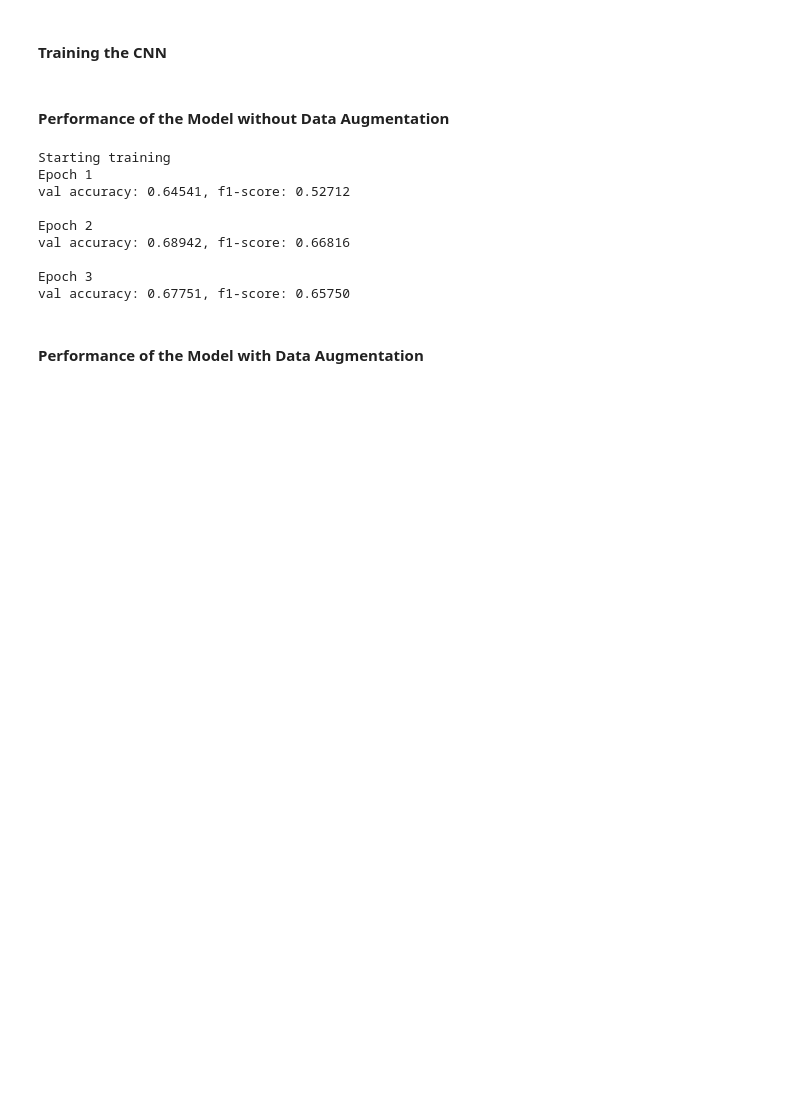
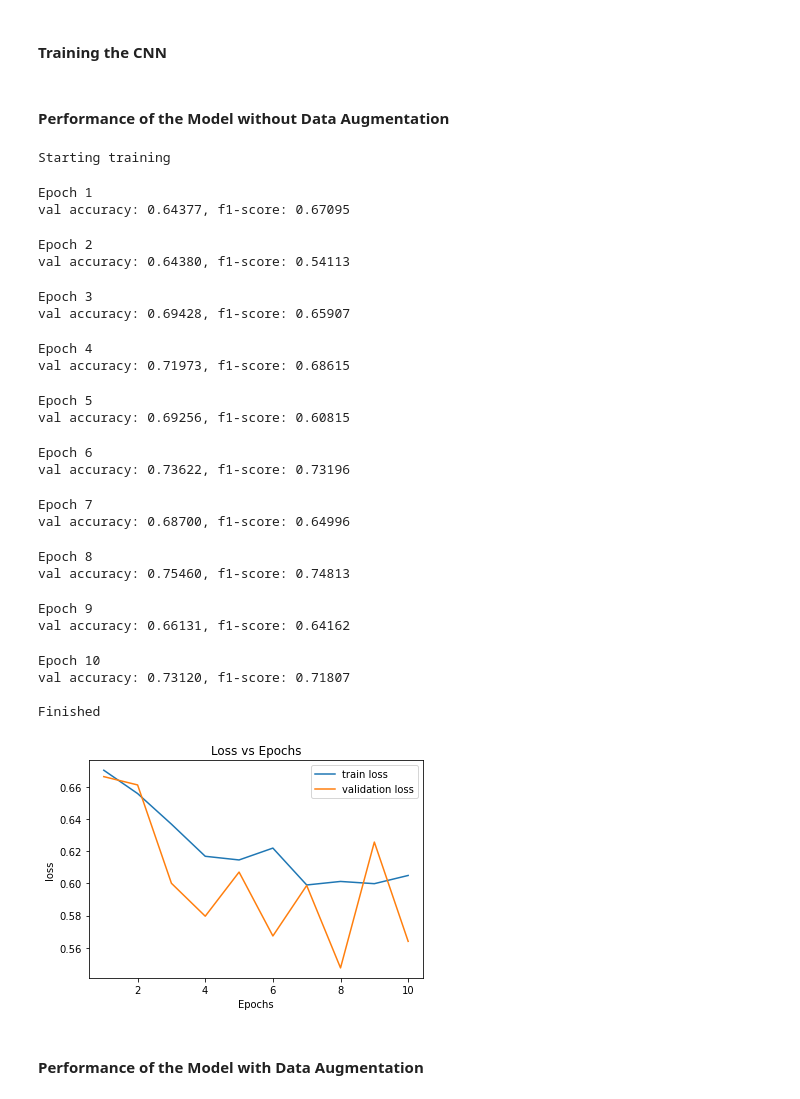
Before and after one commit to felixkln/ML-Road-Segmentation-Project, a Jupyter notebook: Galann/cnn_clean_good_acc.ipynb, the cells around one changed output. Saved outputs shown, nothing was run; the diff lists cells and outputs as text; code cells hidden in the pictures; blank space fills up the shorter version.

```diff
--- a/Galann/cnn_clean_good_acc.ipynb
+++ b/Galann/cnn_clean_good_acc.ipynb
@@ -262,7 +301,7 @@ def train(model, criterion, dataset_train, dataset_valid, optimizer, num_epochs)
         # Train an epoch
         model.train()
         running_loss = 0.
-        for batch_x, batch_y in dataset_train:
+        for batch_x, batch_y in tqdm(dataset_train):
             batch_x, batch_y = batch_x.to(device), batch_y.to(device)
 
             # Evaluate the network (forward pass)
@@ -322,20 +377,34 @@ def plot_performance (loss_train, loss_valid):
 # %%
 # Training the CNN
 model_lenet = LeNetModel().to(device)
-criterion = torch.nn.CrossEntropyLoss()
 optimizer = torch.optim.Adam(model_lenet.parameters(), lr=learning_rate)
-loss_train, loss_valid = train(model_lenet, criterion, dataset_train, dataset_train, optimizer, num_epochs)
+loss_train, loss_valid = train(model_lenet, criterion, dataset_train, dataset_valid, optimizer, num_epochs)
 plot_performance(loss_train, loss_valid)
 # %% [output]
 Starting training
-Epoch 1
-val accuracy: 0.64541, f1-score: 0.52712
-
-Epoch 2
-val accuracy: 0.68942, f1-score: 0.66816
-
-Epoch 3
-val accuracy: 0.67751, f1-score: 0.65750
+Epoch 1
+val accuracy: 0.64377, f1-score: 0.67095
+Epoch 2
+val accuracy: 0.64380, f1-score: 0.54113
+Epoch 3
+val accuracy: 0.69428, f1-score: 0.65907
+Epoch 4
+val accuracy: 0.71973, f1-score: 0.68615
+Epoch 5
+val accuracy: 0.69256, f1-score: 0.60815
+Epoch 6
+val accuracy: 0.73622, f1-score: 0.73196
+Epoch 7
+val accuracy: 0.68700, f1-score: 0.64996
+Epoch 8
+val accuracy: 0.75460, f1-score: 0.74813
+Epoch 9
+val accuracy: 0.66131, f1-score: 0.64162
+Epoch 10
+val accuracy: 0.73120, f1-score: 0.71807
+
+Finished
+[figure, added]
 # %% [markdown]
 #### Performance of the Model with Data Augmentation
 # %%
```
Also changed, not shown: parts of 12 cells of this notebook.
